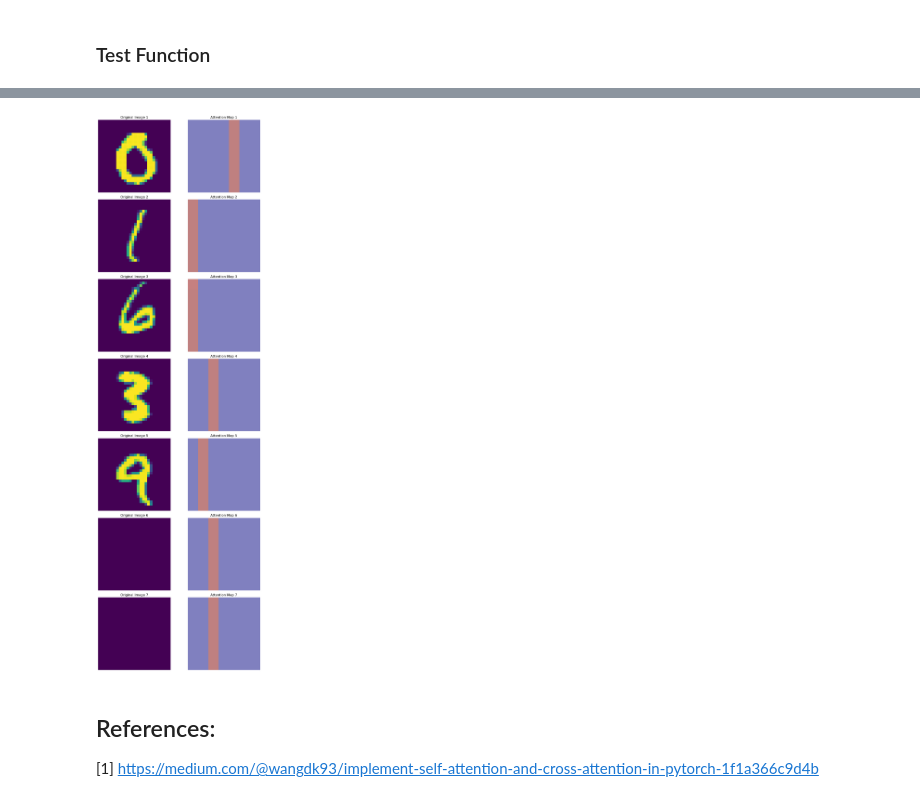
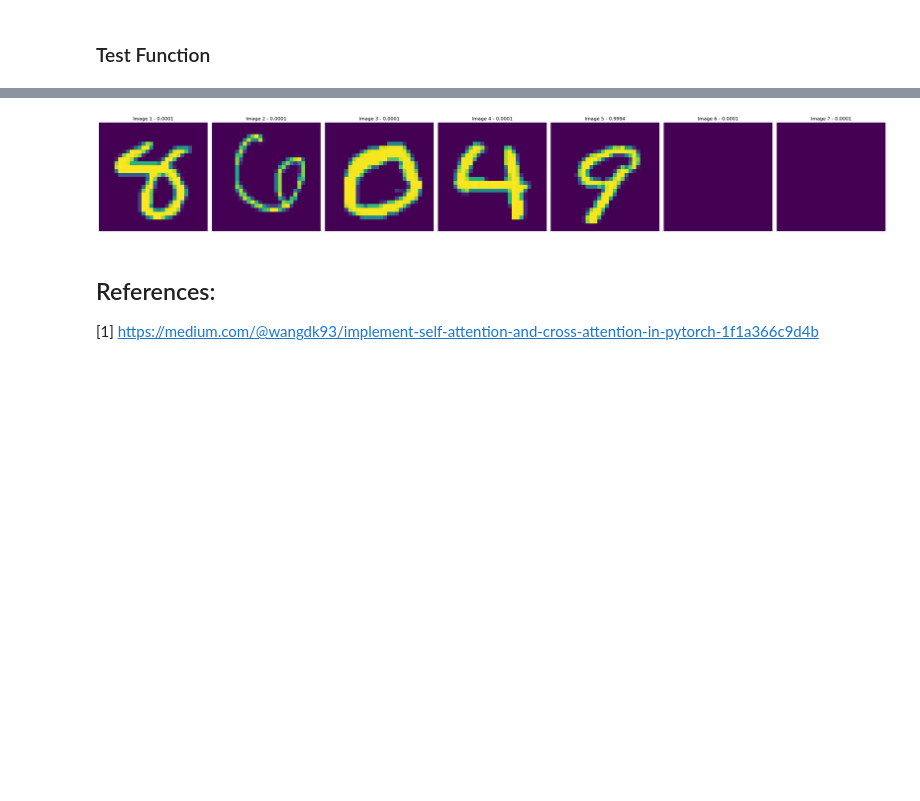
Before and after one commit to nhatminhtrieu/Brain-Stroke-Diagnosis, a Jupyter notebook: rsna/attention-layer/attention-layer-testing.ipynb, the cells around one changed output, grey strips where cells are left out. Cells and saved outputs as stored; diff of their text form; code cells hidden in the pictures; blank space fills up the shorter version.

Commit message:
- Update GP calculating in attention-layer-testing.ipynb

```diff
--- a/rsna/attention-layer/attention-layer-testing.ipynb
+++ b/rsna/attention-layer/attention-layer-testing.ipynb
@@ -73,6 +74,9 @@ class DatasetGenerator:
 
         return bags, labels
 
+    def __len__(self):
+        return self.n_bags
+
 class TrainDatasetGenerator(DatasetGenerator):
     def __init__(self, mnist_data, n_bags=1000):
         super().__init__(mnist_data, n_bags)
@@ -232,6 +302,14 @@ def combined_loss(outputs, gp_distribution, target, alpha=0.5):
     total_loss = (1 - alpha) * bce_loss + alpha * kl_divergence
 
     return total_loss
+# %%
+def combined_loss_v2(outputs, gp_output, mll, target, alpha=0.25):
+    # Cross-Entropy Loss for CNN outputs
+    bce_loss = nn.BCELoss()(outputs.squeeze(), target.float())
+    gp_loss = -mll(gp_output, target)
+
+    total_loss = (1 - alpha) * bce_loss + alpha * gp_loss
+    return total_loss
 # %% [markdown]
 ### Training Loop
 # %%
@@ -290,0 +392,5 @@ Epoch [5/5], Loss: 0.0388, Accuracy: 0.9720, Precision: 0.9486, Recall: 0.9609,F
+# %%
+torch.manual_seed(42)
+torch.cuda.manual_seed(42)
+
+train(model, likelihood, train_loader)
@@ -355,13 +479,17 @@ def plot_self_attention(images, attention_maps):
 # %% [markdown]
 ### Test Function
 # %%
-def test(model, dataloader):
+def test(model, dataloader, likelihood):
     model.eval()
+    likelihood.eval()
     all_labels = []
     all_outputs = []
     all_attended_weights = []  # Store attended weights for visualization
     images_to_plot = []  # Store images with label = 1
     weights_to_plot = []  # Store attended weights for images with label = 1
+
+    nlls_list = []
+    acc_list = []
 
     with torch.no_grad():
         for batch_images, batch_labels in dataloader:
@@ -369,11 +497,34 @@ def test(model, dataloader):
             batch_labels = batch_labels.to(device)
 
             # Forward pass
-            outputs, attended_weights = model(batch_images.float())
+            outputs, attended_weights, gp_output = model(batch_images.float())
 
             # Collect outputs and labels for metrics calculation
             all_labels.extend(batch_labels.cpu().numpy())
             all_outputs.extend((outputs.squeeze().cpu().detach().numpy() > 0.5).astype(int))  # Binarize outputs
+
+            # Calculate NLL for the current batch
+            assert batch_labels.shape == gp_output.mean.shape, 'Shapes of labels and GP outputs do not match'
+            nlls = -likelihood.log_marginal(batch_labels.float(), gp_output)
+            print(f'NLLs: {nlls.mean().item()}')
+            nlls_list.append(nlls.mean().item())  # Store mean NLL for this batch
+
+            # # Calculate accuracy based on likelihood
+            # # Use log_prob instead of probs
+            # predicted_distribution = likelihood(gp_output)  # Get MultivariateNormal distribution
+            #
+            # predicted_probs = (predicted_distribution.log_prob(batch_labels) > -0.693).float()  # -0.693 is log(0.5)
+            #
+            # acc = (predicted_probs == batch_labels).float().mean()
+            # # print(f'Batch label bool shape: {batch_labels.bool().shape}, Predicted probs shape: {predicted_probs}')
+            # acc_list.append(acc.item())  # Store accuracy for this batch
+
+            # acc = likelihood(gp_output).probs.gt(0.5).eq(batch_labels.float()).float().mean()
+            print(f'GP output: {gp_output.mean}')
+            print(f'Likelihood: {likelihood(gp_output.mean).probs}')
+            acc = (likelihood(gp_output.mean).probs.gt(0.5) == batch_labels.bool()).float().mean()
+            # print(f'Accuracy: {acc.item()}')
+            acc_list.append(acc.item())
 
             # Check for images with label = 1
             for i in range(len(batch_labels)):
@@ -389,11 +540,20 @@ def test(model, dataloader):
 
     print(f'Accuracy: {accuracy:.4f}, Precision: {precision:.4f}, Recall: {recall:.4f},F1 Score: {f1:.4f}')
 
+    # Calculate average NLL and accuracy across all batches
+    avg_nll = np.mean(nlls_list)
+    avg_acc = np.mean(acc_list)
+
+    print(f'Test NLL: {avg_nll:.4f}')
+    print(f'Test Acc: {avg_acc:.4f}')
+
     # Plotting attended weights for images with label = 1
     if images_to_plot:  # Check if there are any images to plot
-        # plot_attended_weights(np.array(images_to_plot), np.array(weights_to_plot))
-        plot_self_attention(np.array(images_to_plot[0]), np.array(weights_to_plot))
+        plot_attended_weights(np.array(images_to_plot), np.array(weights_to_plot))
+        # plot_self_attention(np.array(images_to_plot[0]), np.array(weights_to_plot))
 
 # Call the test function with your model and test loader
-test(model, test_loader)
+torch.manual_seed(42)
+torch.cuda.manual_seed(42)
+test(model, test_loader, likelihood)
 # %% [output]
@@ -402,4 +577,4 @@ Shape of images: (7, 1, 28, 28), Shape of attention maps: (179, 7, 7)
-[figure, old version]
+[figure, new version]
 # %% [markdown]
 ## References:
 [1] https://medium.com/@wangdk93/implement-self-attention-and-cross-attention-in-pytorch-1f1a366c9d4b
```
Also changed, not shown: parts of 8 cells of this notebook, 1 other file.
